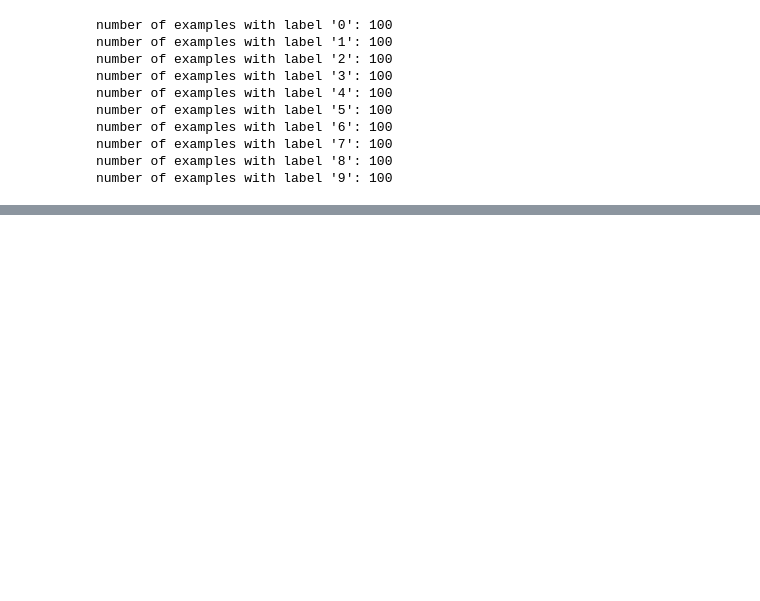
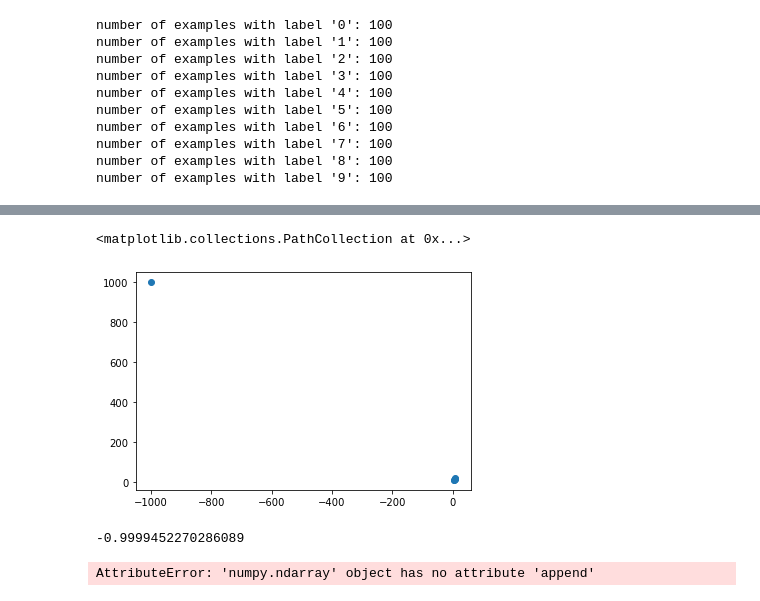
Before and after one commit to hage1005/IF_project, a Jupyter notebook: notebooks/visualize_notebooks/visulize correlation.ipynb, the cells around one changed output, grey strips where cells are left out. Drawn from its saved outputs; the diff is of its cells as text; code cells hidden in the pictures; blank space fills up the shorter version.

```diff
--- a/notebooks/visualize_notebooks/visulize correlation.ipynb
+++ b/notebooks/visualize_notebooks/visulize correlation.ipynb
@@ -125,0 +150,16 @@ draw_target(f"outputs/mnist/MNIST_1/dev_id_{dev_id_num}/pretrain40epoch/first_it
+# %%
+x = [5,6,7,8,9,-1000]
+y = [10,12,14,16,18,1000]
+# %%
+plt.scatter(x,y)
+# %% [output]
+<matplotlib.collections.PathCollection at 0x...>
+[figure, added]
+# %%
+np.corrcoef(x,y)[0][1]
+# %% [output]
+-0.9999452270286089
+# %%
+x.
+# %% [output]
+AttributeError: 'numpy.ndarray' object has no attribute 'append'
```
Also changed, not shown: parts of 8 cells of this notebook, 11 other files.
